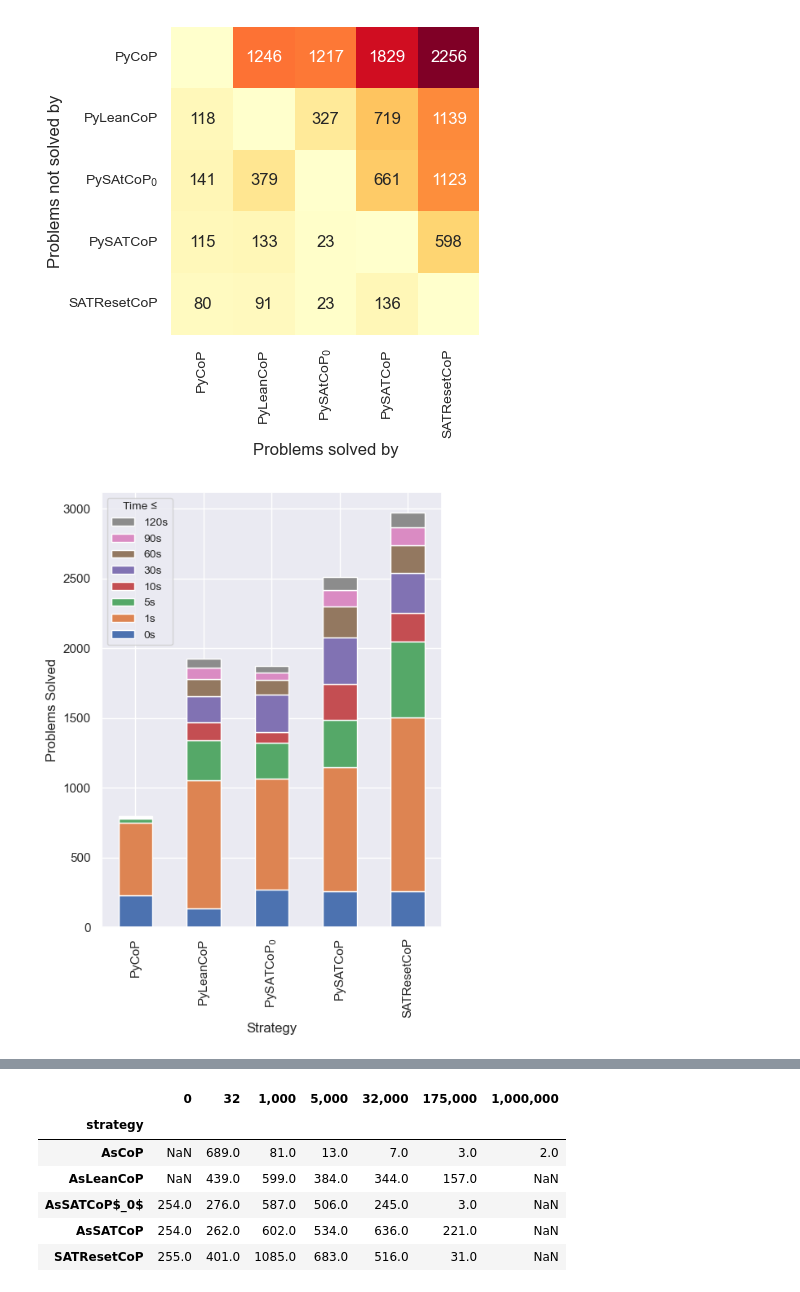
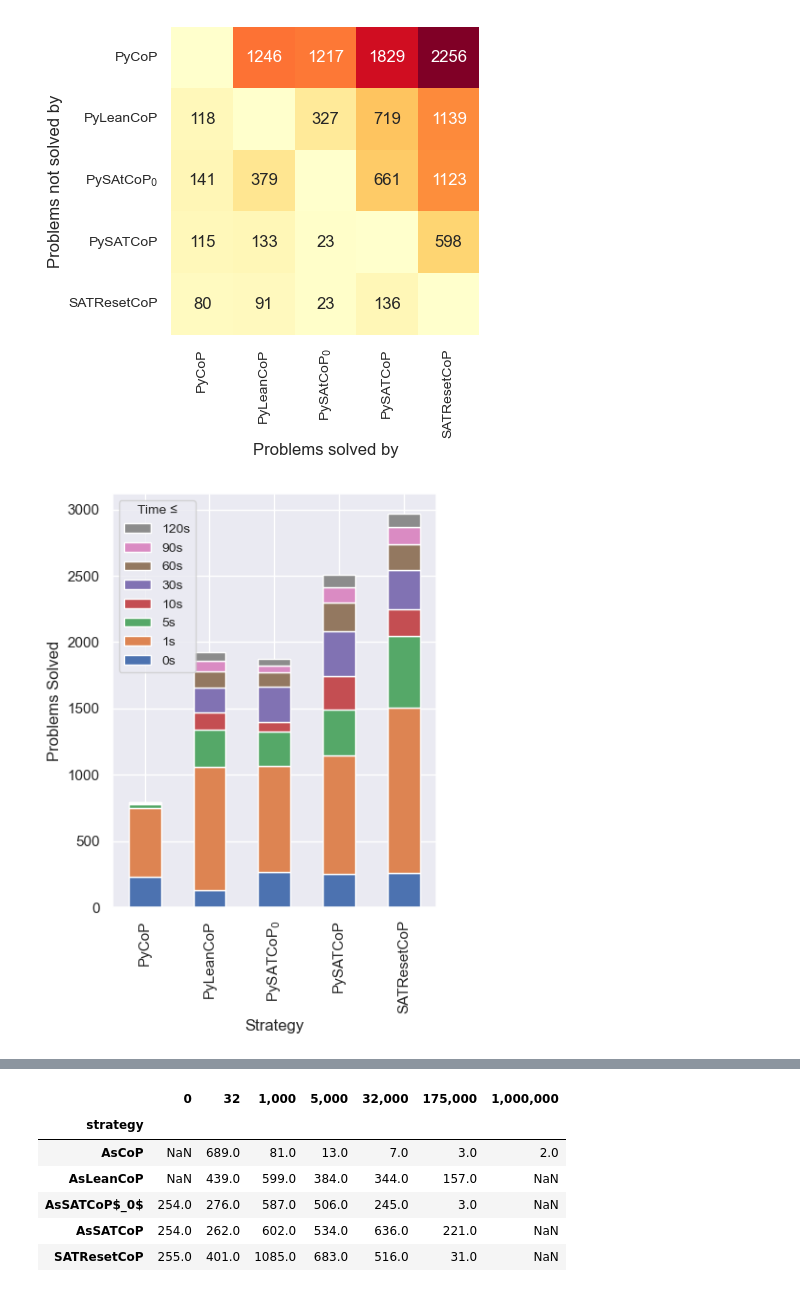
Before and after one commit to mfixman/connections, a Jupyter notebook: jupyter/Vampire.ipynb, the cells around one changed output, grey strips where cells are left out. Cells and saved outputs as stored; diff of their text form; code cells hidden in the pictures.

```diff
--- a/jupyter/Vampire.ipynb
+++ b/jupyter/Vampire.ipynb
@@ -219,33 +219,33 @@ pyplot.savefig('Vampire/figures/solved_heatmap.png', bbox_inches = 'tight', dpi
 # %% [output]
 [figure]
 # %%
-scale = 1.3
+scale = 1.6
 
 pyplot.rcParams["figure.figsize"] = (7 / scale, 9 / scale)
 
 times = [0, 1, 5, 10, 30, 60, 90, 120]
 solved_time = Series(
     numpy.select(
         [data.solved & (data.time_ms <= 1000 * x) for x in times],
         [x for x in times],
         default = None,
     ),
     index = data.index,
     name = 'solved_time',
 )
 
 q = pandas.concat([data, solved_time], axis = 1)[['strategy', 'solved_time']]
 b = q.groupby('strategy').value_counts(sort = False).sort_index(level = [0, 1]).unstack().sort_index(key = lambda x: x.map(strategies.index))
 b.index = b.index.str.replace('_0', '$_0$')
 b.columns = [f'{x}s' for x in b.columns]
 b.plot.bar(stacked = True)
 pyplot.ylabel('Problems Solved')
 pyplot.xlabel('Strategy')
 pyplot.legend(loc = 2, fontsize = 'small', reverse = True, title = 'Time ≤', title_fontsize = 'small')
 
 pyplot.savefig('Vampire/figures/strategy_solved_time_plot.png', dpi = 400, bbox_inches = 'tight')
 # %% [output]
-[figure, old version]
+[figure, new version]
 # %%
 times = [0, 32, 1000, 5000, 32000, 175000, 1000000]
 solved_time = Series(
```
Also changed, not shown: parts of 1 cell of this notebook, 3 other files.
